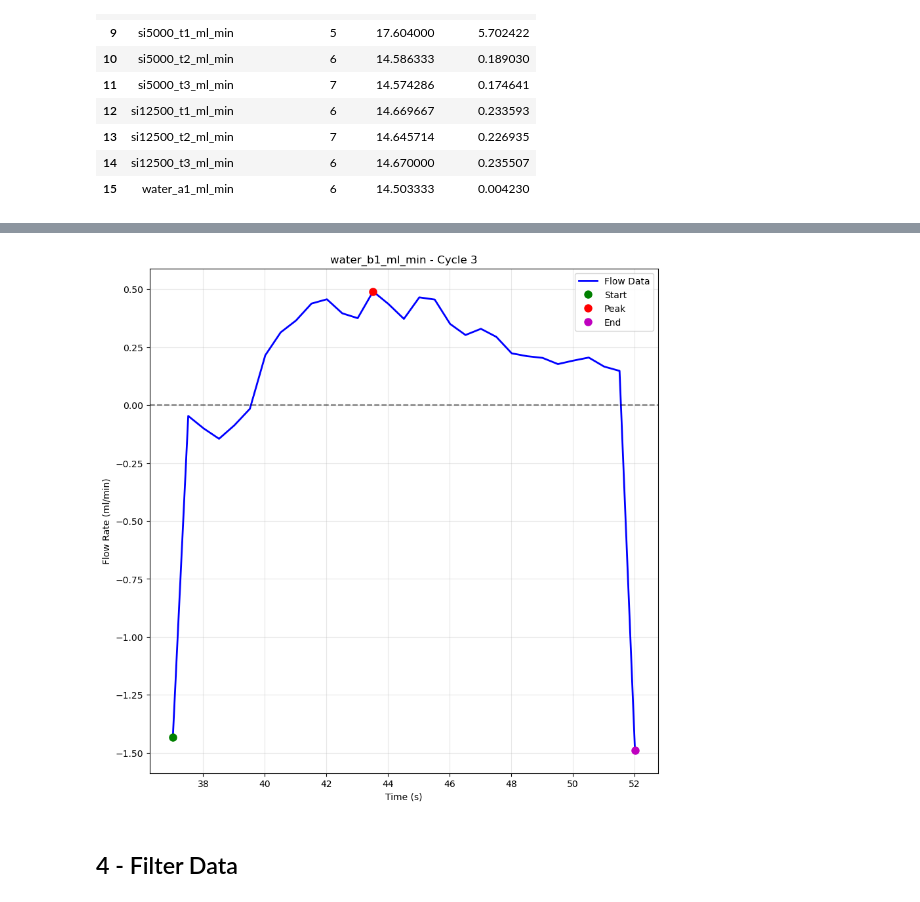
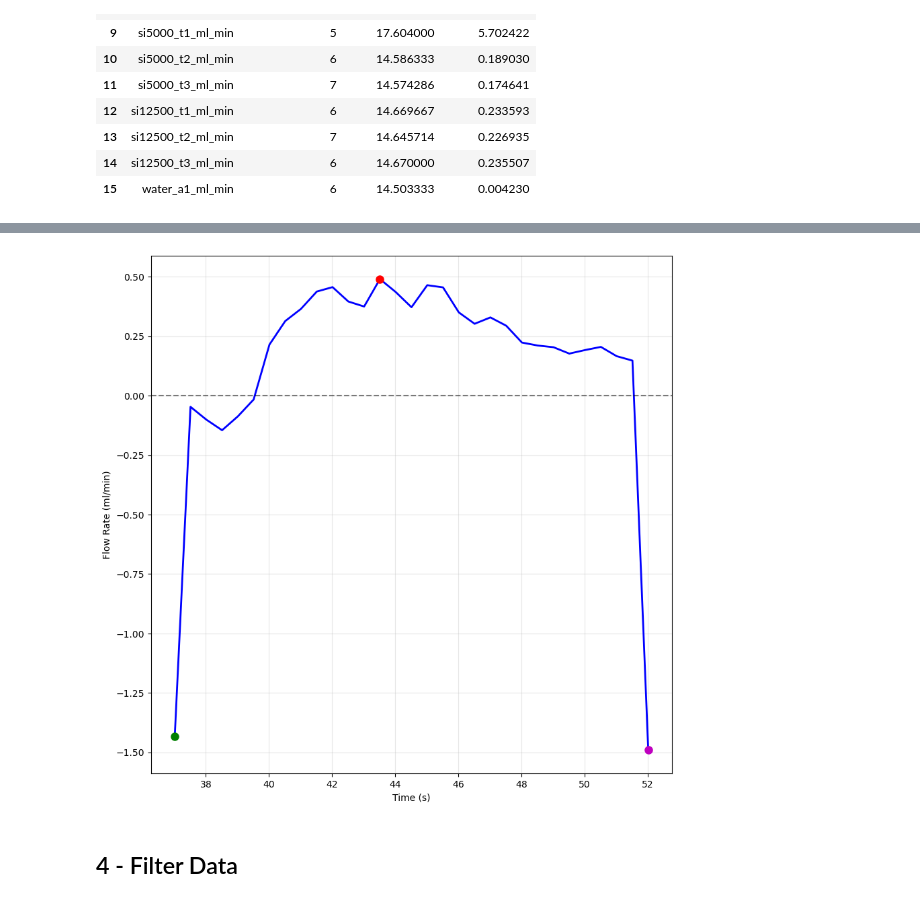
Before and after one commit to mahdi-rstgr/Micro_Liquid_Handling, a Jupyter notebook: Applications/Viscosity_estimation/flow_curve_analysis.ipynb, the cells around one changed output, grey strips where cells are left out. Cells and saved outputs as stored; diff of their text form; code cells hidden in the pictures.

```diff
--- a/Applications/Viscosity_estimation/flow_curve_analysis.ipynb
+++ b/Applications/Viscosity_estimation/flow_curve_analysis.ipynb
@@ -301,29 +336,29 @@ def get_cycle_data(sample_column, cycle_number, df=df, time=None):
 # %%
 # Simple example: Get and plot a single cycle
 sample_name = 'water_b1_ml_min'
 cycle_number = 3
 
 # Get cycle data
 cycle_data = get_cycle_data(sample_name, cycle_number)
 
 # Plot the cycle
 plt.figure(figsize=(10, 10))
 plt.plot(cycle_data['cycle_time'], cycle_data['cycle_flow'], 'b-', linewidth=2, label='Flow Data')
 
 # Mark start, peak, and end points
 plt.plot(cycle_data['start_time'], cycle_data['start_flow'], 'go', markersize=8, label='Start')
 plt.plot(cycle_data['peak_time'], cycle_data['peak_flow'], 'ro', markersize=8, label='Peak')
 plt.plot(cycle_data['end_time'], cycle_data['end_flow'], 'mo', markersize=8, label='End')
 
 plt.axhline(y=0, color='k', linestyle='--', alpha=0.5)
 plt.xlabel('Time (s)')
 plt.ylabel('Flow Rate (ml/min)')
-plt.title(f'{sample_name} - Cycle {cycle_number}')
-plt.legend()
+#plt.title(f'{sample_name} - Cycle {cycle_number}')
+#plt.legend()
 plt.grid(True, alpha=0.3)
 plt.show()
 # %% [output]
-[figure, old version]
+[figure, new version]
 # %% [markdown]
 ## 4 - Filter Data
 # %%
```
Also changed, not shown: parts of 11 cells of this notebook, 7 other files.
